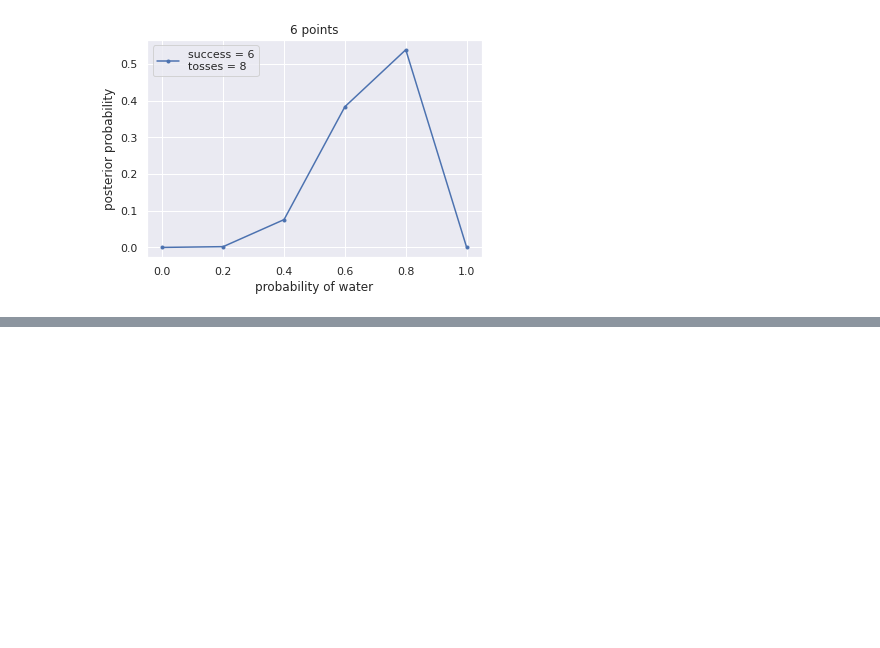
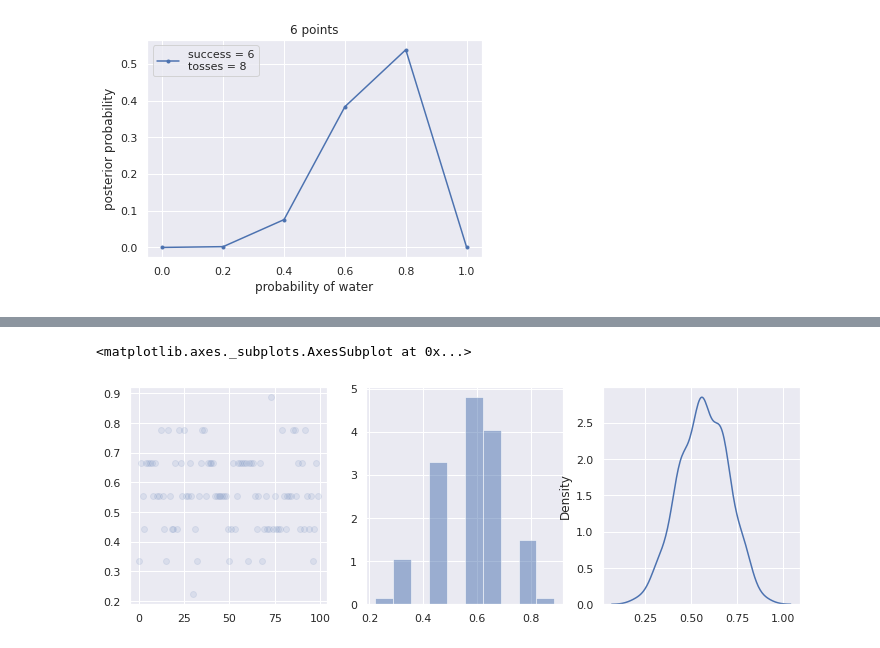
Before and after one commit to benwtks/machine-learning, a Jupyter notebook: lab3.ipynb, the cells around one changed output, grey strips where cells are left out. Saved outputs shown, nothing was run; the diff lists cells and outputs as text; code cells hidden in the pictures; blank space fills up the shorter version.

```diff
--- a/lab3.ipynb
+++ b/lab3.ipynb
@@ -521,0 +596,12 @@ Max of posterior probability is at the 4-th entry
+# %%
+p_grid, posterior = posterior_grid_approx(grid_points=10, success=7, tosses=12)
+nsamples = 100 # The next line returns nsample data points (an observation of a value of $\theta$)
+samples = np.random.choice(p_grid, p=posterior, size=int(nsamples), replace=True)
+# %%
+fig, ax = plt.subplots(1,3, figsize=(12,4))
+ax[0].plot(samples, 'o', alpha=0.1)
+ax[1].hist(samples,alpha=.5,density=True)
+sns.kdeplot(samples, ax=ax[2])
+# %% [output]
+<matplotlib.axes._subplots.AxesSubplot at 0x...>
+[figure, added]
```
Also changed, not shown: parts of 15 cells of this notebook.
